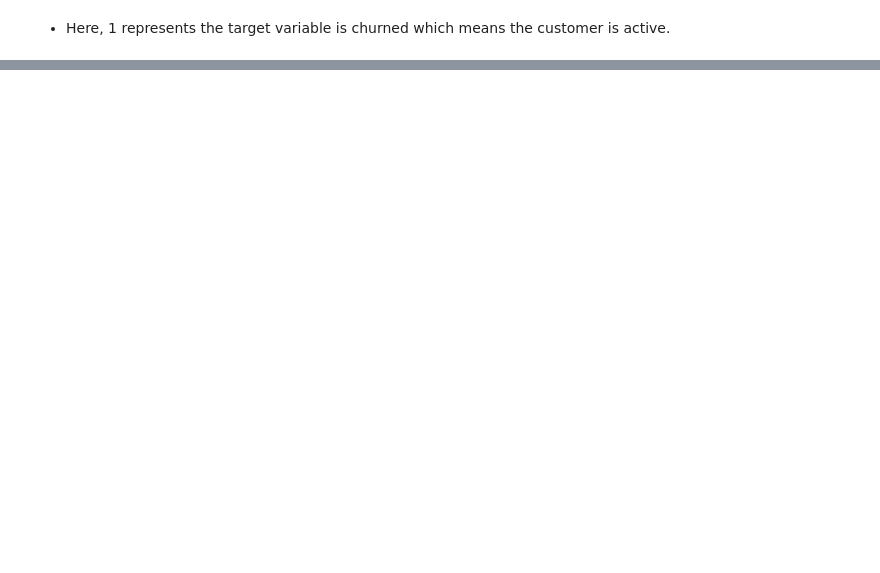
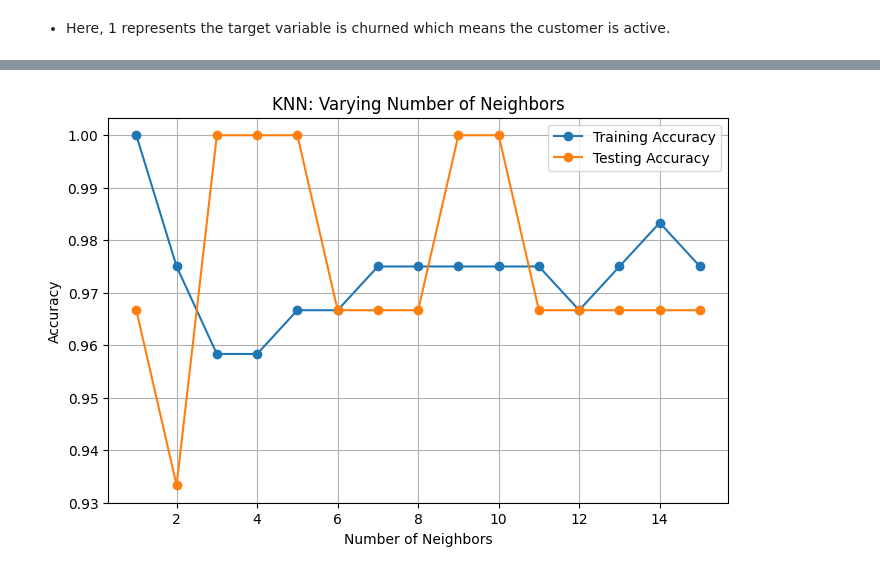
Before and after one commit to kar137/machinelearning-python, a Jupyter notebook: SupervisedLearning/knn.ipynb, the cells around one changed output, grey strips where cells are left out. Cells and saved outputs as stored; diff of their text form; code cells hidden in the pictures; blank space fills up the shorter version.

```diff
--- a/SupervisedLearning/knn.ipynb
+++ b/SupervisedLearning/knn.ipynb
@@ -36,0 +93,25 @@ Predicted class: 1
+# %%
+import matplotlib.pyplot as plt
+plt.figure(figsize=(8, 5))
+
+# Add a title
+plt.title("KNN: Varying Number of Neighbors")
+
+# Plot training accuracies
+plt.plot(neighbors, train_accuracies.values(), label="Training Accuracy", marker='o')
+
+# Plot test accuracies
+plt.plot(neighbors, test_accuracies.values(), label="Testing Accuracy", marker='o')
+
+# Add legend
+plt.legend()
+
+# Add labels for x and y axes
+plt.xlabel("Number of Neighbors")
+plt.ylabel("Accuracy")
+
+# Display the plot
+plt.grid(True)
+plt.show()
+# %% [output]
+[figure, added]
```
Also changed, not shown: parts of 3 cells of this notebook.
